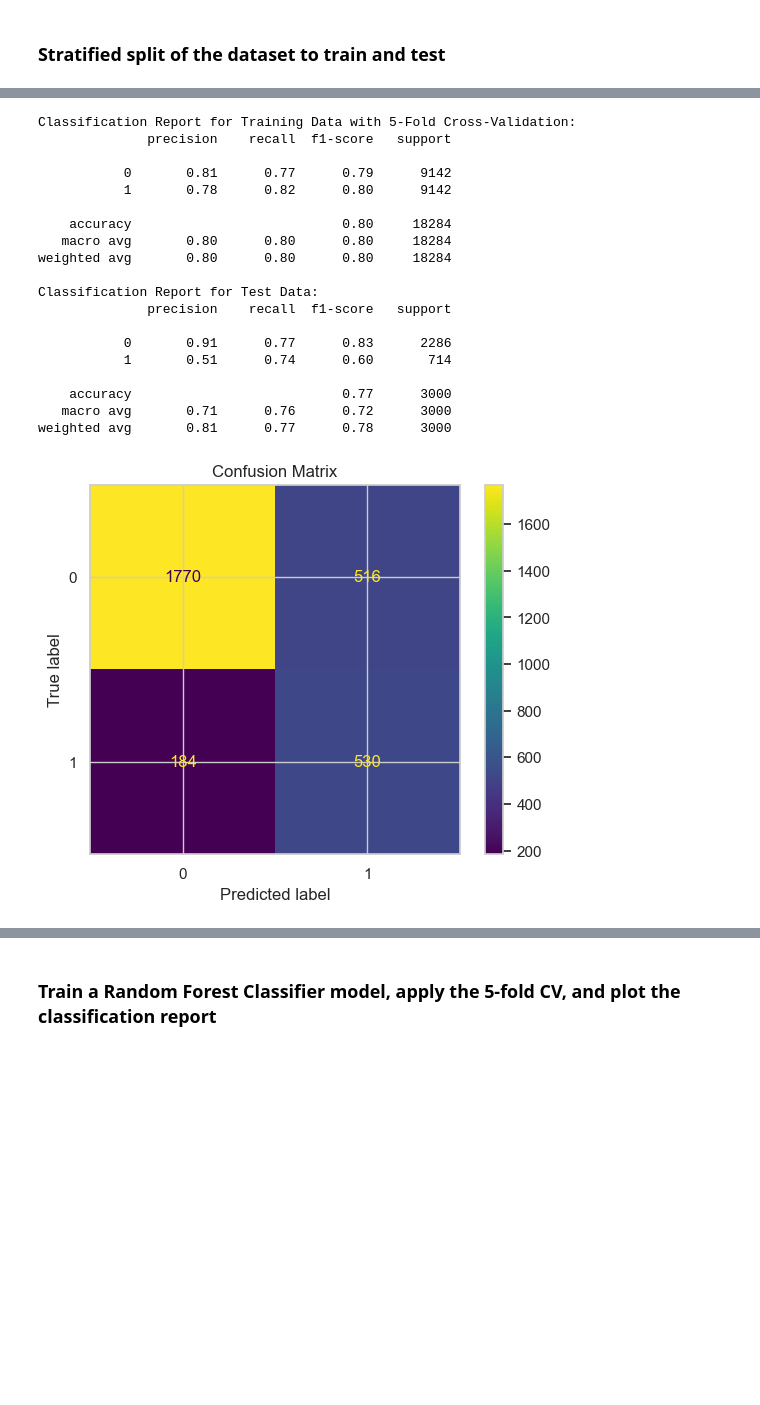
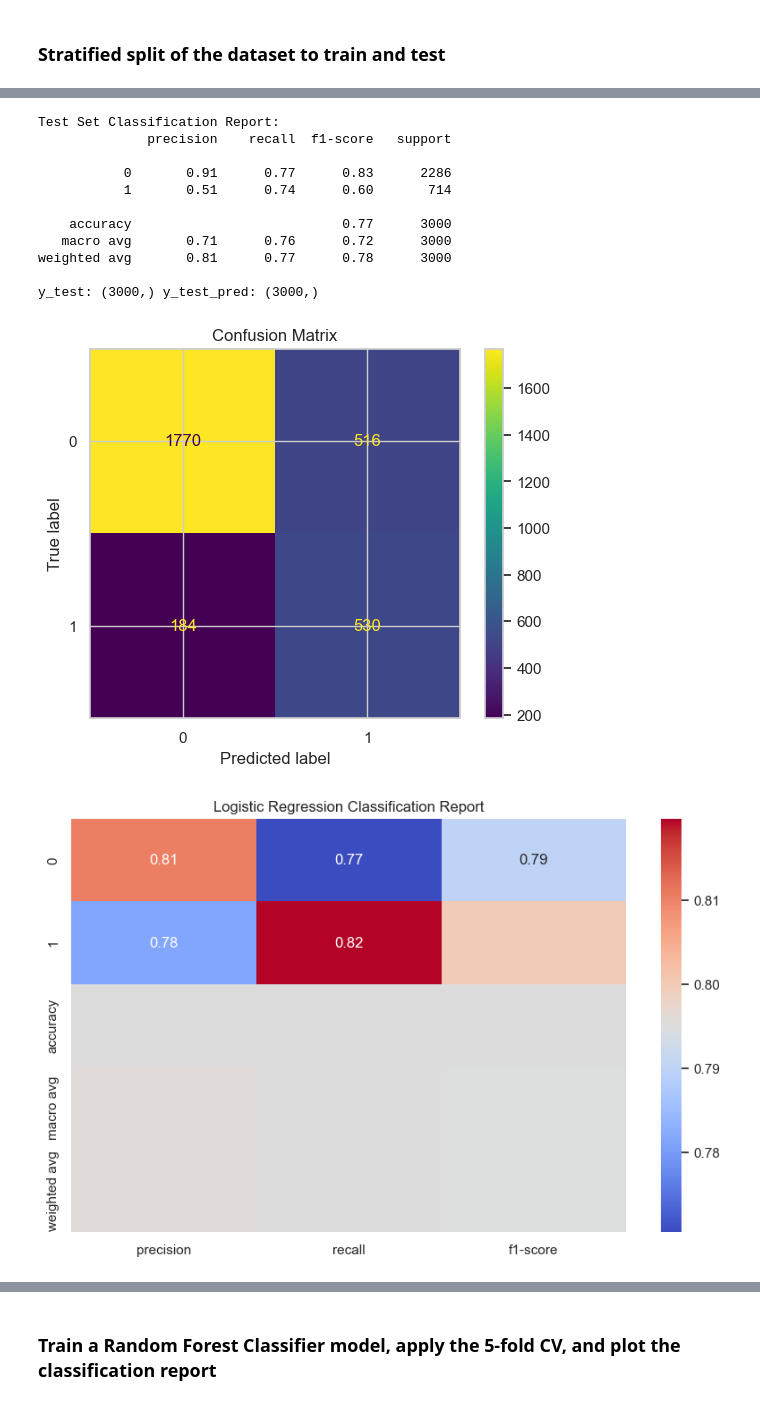
Before and after one commit to karmenatwork/4_CB_employees_turnover, a Jupyter notebook: main.ipynb, the cells around one changed output, grey strips where cells are left out. Cells and saved outputs as stored; diff of their text form; code cells hidden in the pictures; blank space fills up the shorter version.

```diff
--- a/main.ipynb
+++ b/main.ipynb
@@ -573,38 +558,29 @@ y_train_pred = cross_val_predict(log_reg, X_train_res_scaled, y_train_res, cv=5)
 from sklearn.metrics import classification_report
 from sklearn.metrics import confusion_matrix, ConfusionMatrixDisplay
 
-# Plot the classification report
-print("Classification Report for Training Data with 5-Fold Cross-Validation:")
-print(classification_report(y_train_res, y_train_pred))
-
-# Fit the model on the whole training data
-log_reg.fit(X_train_res_scaled, y_train_res)
-
-# Predict on the test data
+# Evaluate on the test set
 y_test_pred = log_reg.predict(X_test_scaled)
-
-# Print the classification report for test data
-print("Classification Report for Test Data:")
+print("Test Set Classification Report:")
 print(classification_report(y_test, y_test_pred))
 
-cm = confusion_matrix(y_test, y_test_pred,  labels=log_reg.classes_)
-disp = ConfusionMatrixDisplay(confusion_matrix=cm,
-                              display_labels=log_reg.classes_)
-disp.plot()
-plt.title('Confusion Matrix')
+print(f"y_test: {y_test.shape} y_test_pred: {y_test_pred.shape}")
+
+## Building the matrix first by using y_test_pred
+# print("Confusion Matrix for Test Data:")
+# cm = confusion_matrix(y_test, y_test_pred,  labels=log_reg.classes_)
+# disp = ConfusionMatrixDisplay(confusion_matrix=cm,
+#                               display_labels=log_reg.classes_)
+# disp.plot()
+# plt.title('Confusion Matrix')
+# plt.show()
+
+## Using ConfusionMatrixDisplay.from_estimator which takes X_test_scaled
+# Plot confusion matrix using ConfusionMatrixDisplay
+cm_display = ConfusionMatrixDisplay.from_estimator(log_reg, X_test_scaled, y_test)
+cm_display.ax_.set_title('Confusion Matrix')
 plt.show()
 # %% [output]
-Classification Report for Training Data with 5-Fold Cross-Validation:
-              precision    recall  f1-score   support
-
-           0       0.81      0.77      0.79      9142
-           1       0.78      0.82      0.80      9142
-
-    accuracy                           0.80     18284
-   macro avg       0.80      0.80      0.80     18284
-weighted avg       0.80      0.80      0.80     18284
-
-Classification Report for Test Data:
+Test Set Classification Report:
               precision    recall  f1-score   support
 
            0       0.91      0.77      0.83      2286
@@ -613,4 +589,6 @@ Classification Report for Test Data:
     accuracy                           0.77      3000
    macro avg       0.71      0.76      0.72      3000
 weighted avg       0.81      0.77      0.78      3000
+
+y_test: (3000,) y_test_pred: (3000,)
 [figure]
@@ -621,0 +595,24 @@ weighted avg       0.81      0.77      0.78      3000
+# %%
+## By fit & predict each fold based on cross-validation strategy (StratifiedKFold)  -- Same result
+# # Initialize lists to store classification reports
+log_reg_reports = []
+# Perform 5-fold cross-validation for Logistic Regression
+for train_index, test_index in cv.split(X_train_resampled_scaled, y_train_resampled):
+    X_train, X_test = X_train_resampled.iloc[train_index], X_train_resampled.iloc[test_index]
+
+    # had to rename y_test to y_test_local because it gets confused with the one used when stratified split
+    # not having the same issue with X_train, y_train, X_test as it gets SMOTE and Scalar
+    y_train, y_test_local = y_train_resampled.iloc[train_index], y_train_resampled.iloc[test_index]
+
+    log_reg.fit(X_train, y_train)
+    y_pred = log_reg.predict(X_test)
+    report = classification_report(y_test_local, y_pred, output_dict=True)
+    log_reg_reports.append(report)
+
+# Aggregate reports
+log_reg_aggregated_report = utils.aggregate_reports(log_reg_reports)
+
+# Plot the classification reports
+utils.plot_classification_report(log_reg_aggregated_report, 'Logistic Regression Classification Report')
+# %% [output]
+[figure, added]
```
Also changed, not shown: parts of 36 cells of this notebook.
